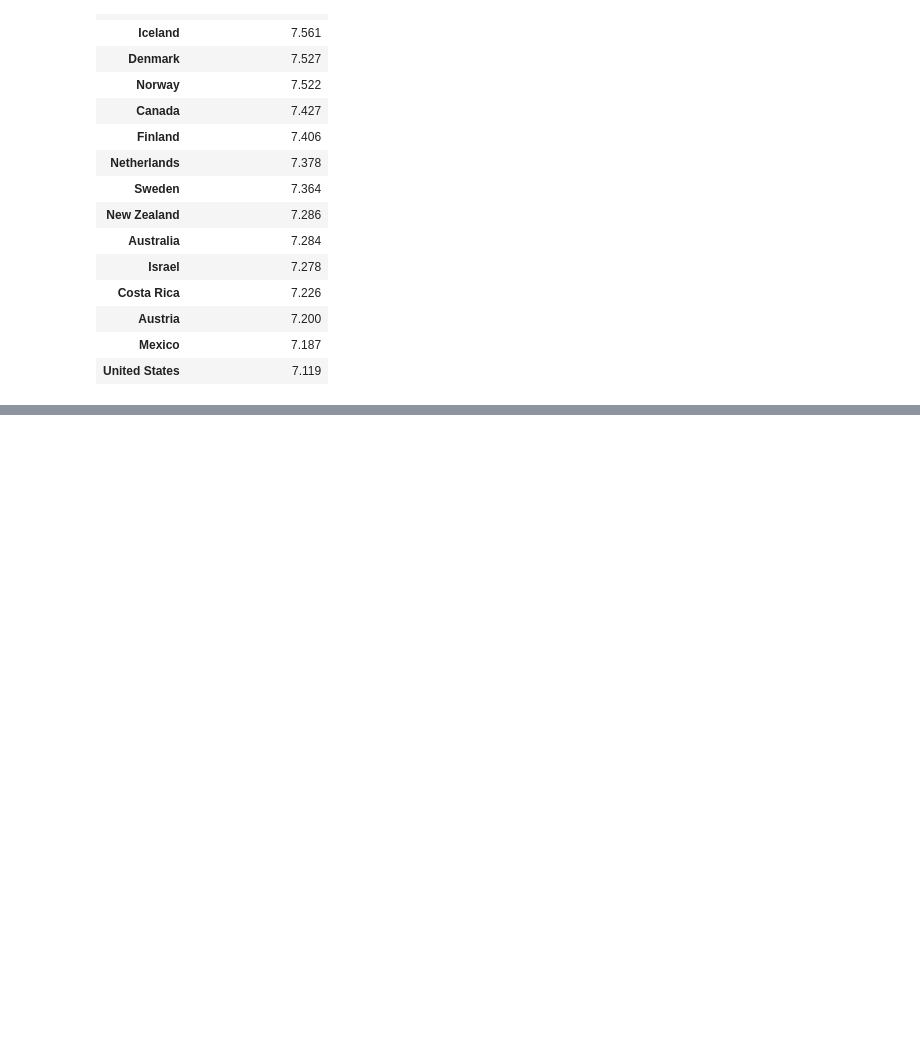
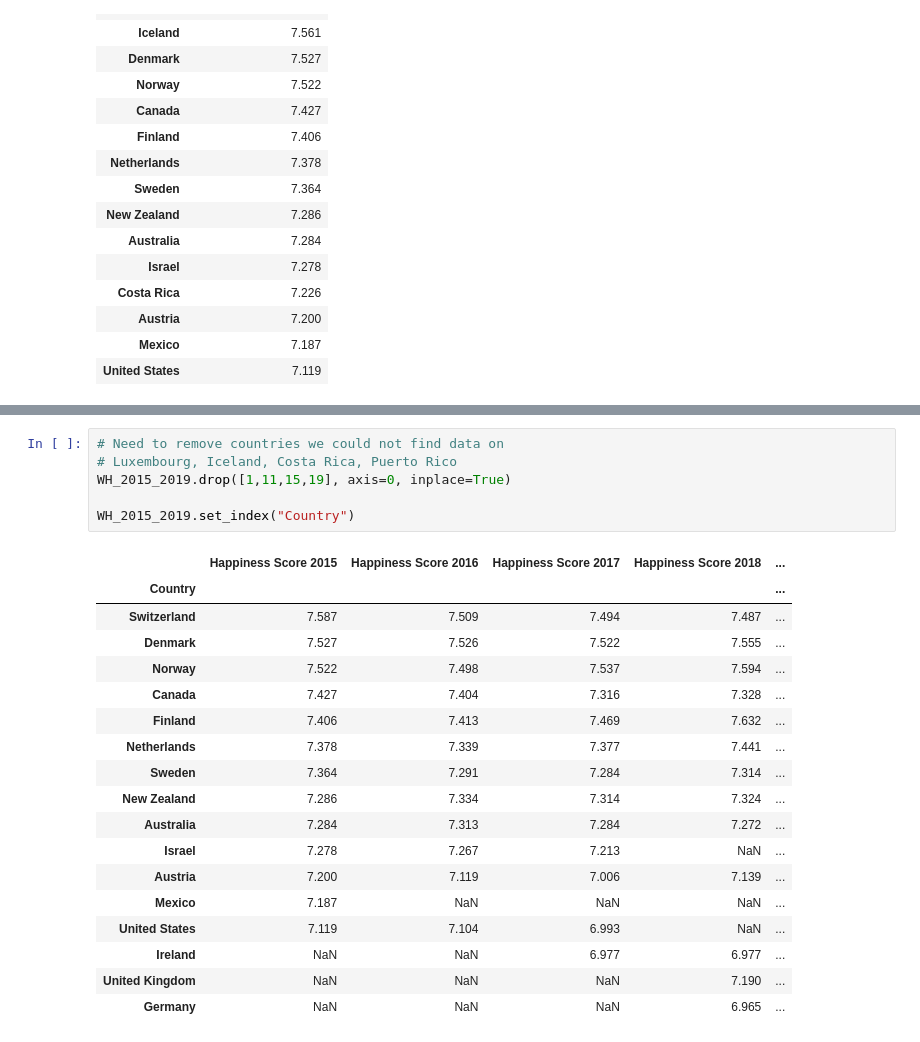
Before and after one commit to tnmercer/group_repo, a Jupyter notebook: world_happiness.ipynb, the cells around one changed output, grey strips where cells are left out. Cells and saved outputs as stored; diff of their text form; blank space fills up the shorter version.

Commit message:
Need to commit before I pull

```diff
--- a/world_happiness.ipynb
+++ b/world_happiness.ipynb
@@ -154,0 +166,25 @@ WH_2015_2019
+# %%
+# Need to remove countries we could not find data on
+# Luxembourg, Iceland, Costa Rica, Puerto Rico
+WH_2015_2019.drop([1,11,15,19], axis=0, inplace=True)
+
+WH_2015_2019.set_index("Country")
+# %% [output]
+|  | Happiness Score 2015 | Happiness Score 2016 | Happiness Score 2017 | Happiness Score 2018 | ... |
+| Country |  |  |  |  | ... |
+| Switzerland | 7.587 | 7.509 | 7.494 | 7.487 | ... |
+| Denmark | 7.527 | 7.526 | 7.522 | 7.555 | ... |
+| Norway | 7.522 | 7.498 | 7.537 | 7.594 | ... |
+| Canada | 7.427 | 7.404 | 7.316 | 7.328 | ... |
+| Finland | 7.406 | 7.413 | 7.469 | 7.632 | ... |
+| Netherlands | 7.378 | 7.339 | 7.377 | 7.441 | ... |
+| Sweden | 7.364 | 7.291 | 7.284 | 7.314 | ... |
+| New Zealand | 7.286 | 7.334 | 7.314 | 7.324 | ... |
+| Australia | 7.284 | 7.313 | 7.284 | 7.272 | ... |
+| Israel | 7.278 | 7.267 | 7.213 | NaN | ... |
+| Austria | 7.200 | 7.119 | 7.006 | 7.139 | ... |
+| Mexico | 7.187 | NaN | NaN | NaN | ... |
+| United States | 7.119 | 7.104 | 6.993 | NaN | ... |
+| Ireland | NaN | NaN | 6.977 | 6.977 | ... |
+| United Kingdom | NaN | NaN | NaN | 7.190 | ... |
+| Germany | NaN | NaN | NaN | 6.965 | ... |
```
Also changed, not shown: parts of 2 cells of this notebook, 1 other file.
